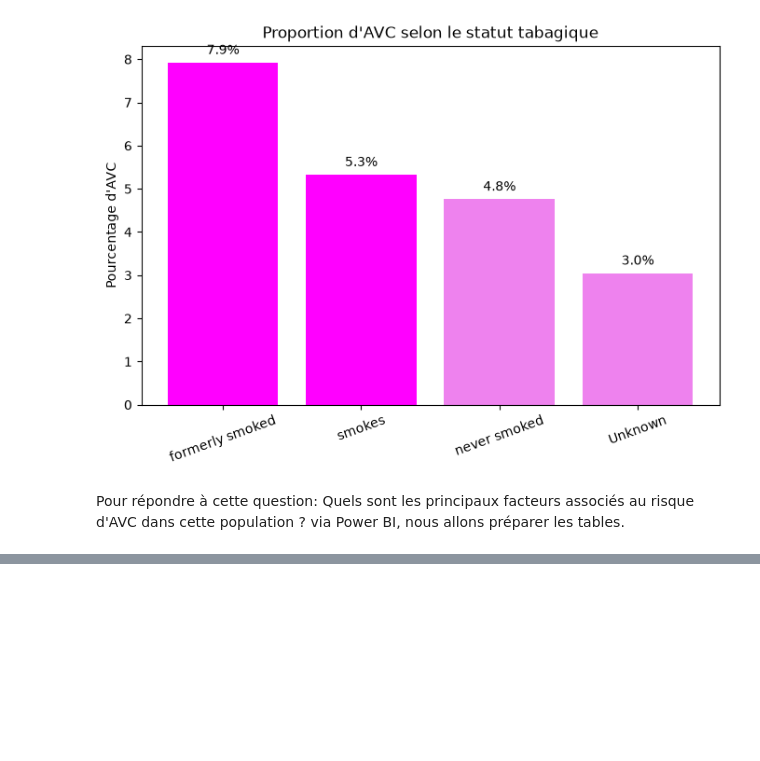
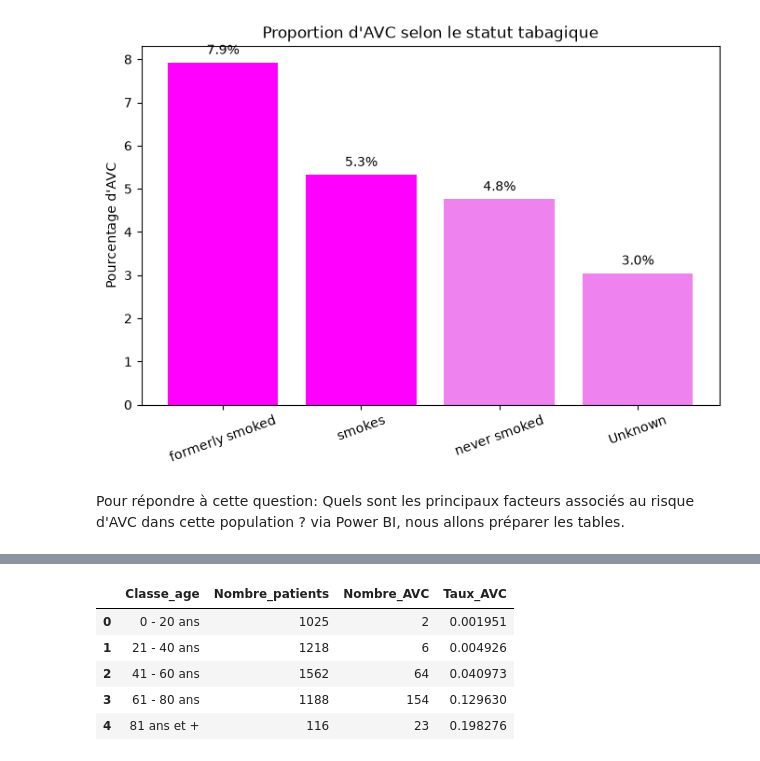
Before and after one commit to Audrey-Djomi/projet-avc-prediction, a Jupyter notebook: notebooks/03_analyse.ipynb, the cells around one changed output, grey strips where cells are left out. Saved outputs shown, nothing was run; the diff lists cells and outputs as text; code cells hidden in the pictures; blank space fills up the shorter version.

```diff
--- a/notebooks/03_analyse.ipynb
+++ b/notebooks/03_analyse.ipynb
@@ -445,2 +452,13 @@ df_clean["Classe_age"] = pd.cut(
 # %%
-# Construire la table
+# Construire la table de classe d'âge
+table_age = df_clean.groupby("Classe_age").agg(Nombre_patients=("stroke","count"),
+                                    Nombre_AVC=("stroke","sum"),
+                                    Taux_AVC=("stroke","mean")).reset_index()
+table_age
+# %% [output]
+|  | Classe_age | Nombre_patients | Nombre_AVC | Taux_AVC |
+| 0 | 0 - 20 ans | 1025 | 2 | 0.001951 |
+| 1 | 21 - 40 ans | 1218 | 6 | 0.004926 |
+| 2 | 41 - 60 ans | 1562 | 64 | 0.040973 |
+| 3 | 61 - 80 ans | 1188 | 154 | 0.129630 |
+| 4 | 81 ans et + | 116 | 23 | 0.198276 |
```
Also changed, not shown: parts of 5 cells of this notebook, 2 other files.
